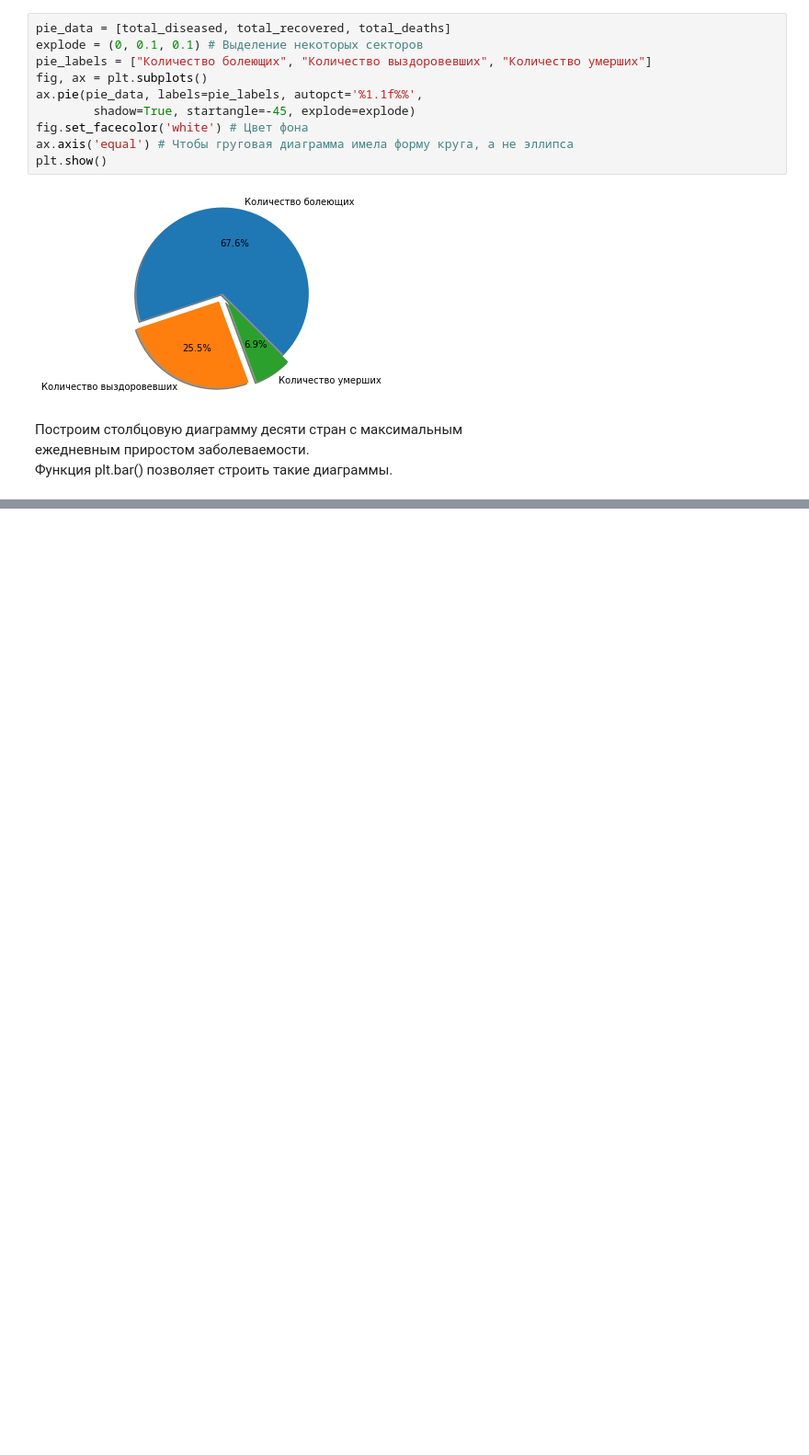
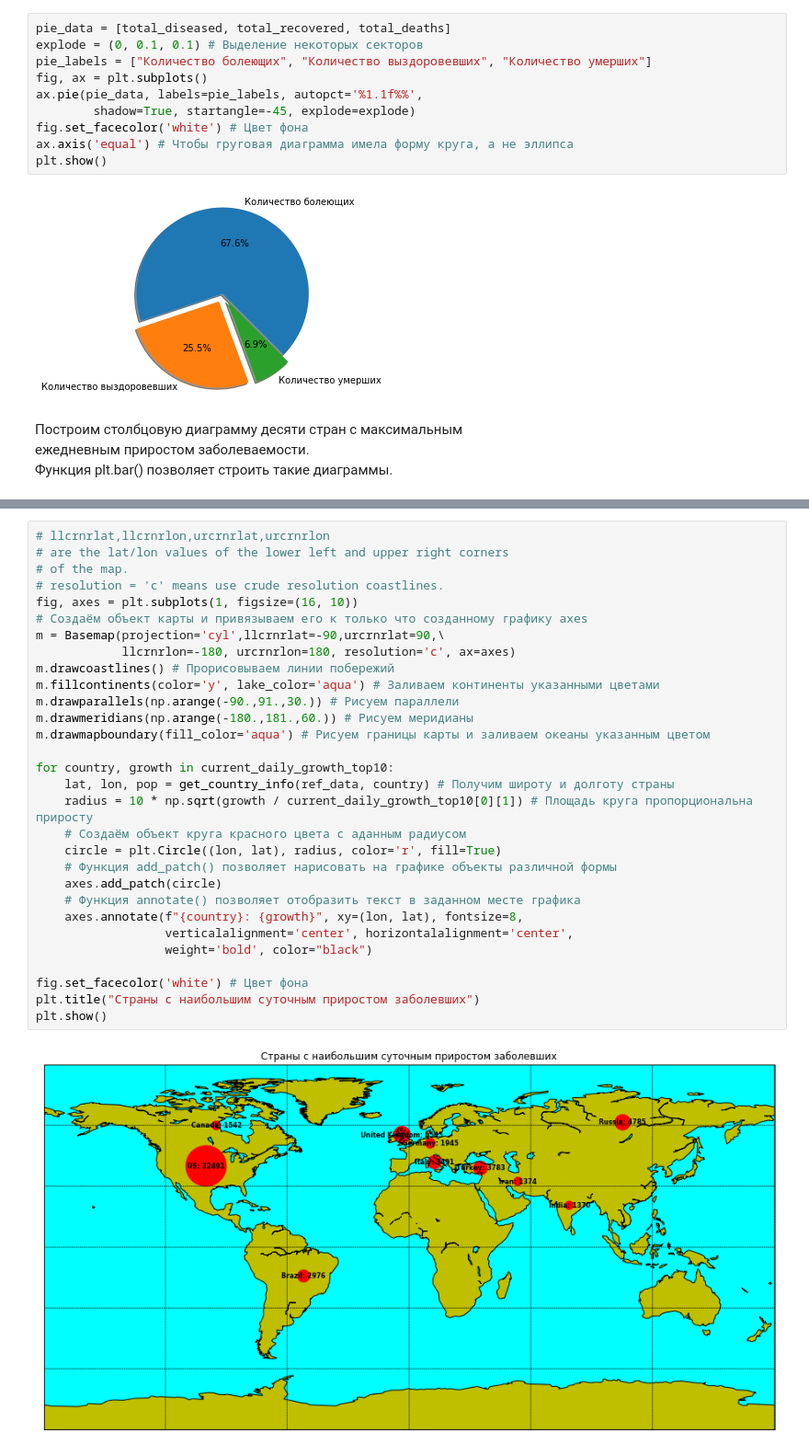
Before and after one commit to HapKoM/matplotlib_seminar, a Jupyter notebook: matplotlib.ipynb, the cells around one changed output, grey strips where cells are left out. Shown at 92% size. Cells and saved outputs as stored; diff of their text form; blank space fills up the shorter version.

```diff
--- a/matplotlib.ipynb
+++ b/matplotlib.ipynb
@@ -250,0 +286,32 @@ plt.show()
+# %%
+# llcrnrlat,llcrnrlon,urcrnrlat,urcrnrlon
+# are the lat/lon values of the lower left and upper right corners
+# of the map.
+# resolution = 'c' means use crude resolution coastlines.
+fig, axes = plt.subplots(1, figsize=(16, 10))
+# Создаём объект карты и привязываем его к только что созданному графику axes
+m = Basemap(projection='cyl',llcrnrlat=-90,urcrnrlat=90,\
+            llcrnrlon=-180, urcrnrlon=180, resolution='c', ax=axes)
+m.drawcoastlines() # Прорисовываем линии побережий
+m.fillcontinents(color='y', lake_color='aqua') # Заливаем континенты указанными цветами
+m.drawparallels(np.arange(-90.,91.,30.)) # Рисуем параллели
+m.drawmeridians(np.arange(-180.,181.,60.)) # Рисуем меридианы
+m.drawmapboundary(fill_color='aqua') # Рисуем границы карты и заливаем океаны указанным цветом
+
+for country, growth in current_daily_growth_top10:
+    lat, lon, pop = get_country_info(ref_data, country) # Получим широту и долготу страны
+    radius = 10 * np.sqrt(growth / current_daily_growth_top10[0][1]) # Площадь круга пропорциональна приросту
+    # Создаём объект круга красного цвета с аданным радиусом
+    circle = plt.Circle((lon, lat), radius, color='r', fill=True)
+    # Функция add_patch() позволяет нарисовать на графике объекты различной формы
+    axes.add_patch(circle)
+    # Функция annotate() позволяет отобразить текст в заданном месте графика
+    axes.annotate(f"{country}: {growth}", xy=(lon, lat), fontsize=8,
+                  verticalalignment='center', horizontalalignment='center',
+                  weight='bold', color="black")
+
+fig.set_facecolor('white') # Цвет фона
+plt.title("Страны с наибольшим суточным приростом заболевших")
+plt.show()
+# %% [output]
+[figure, added]
```
Also changed, not shown: parts of 8 cells of this notebook.
